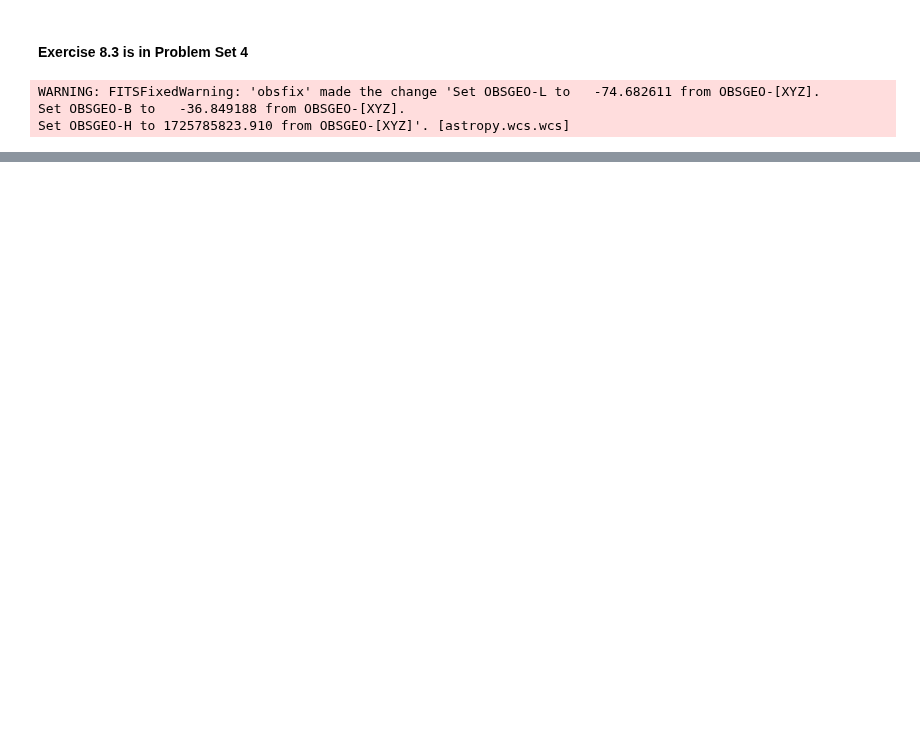
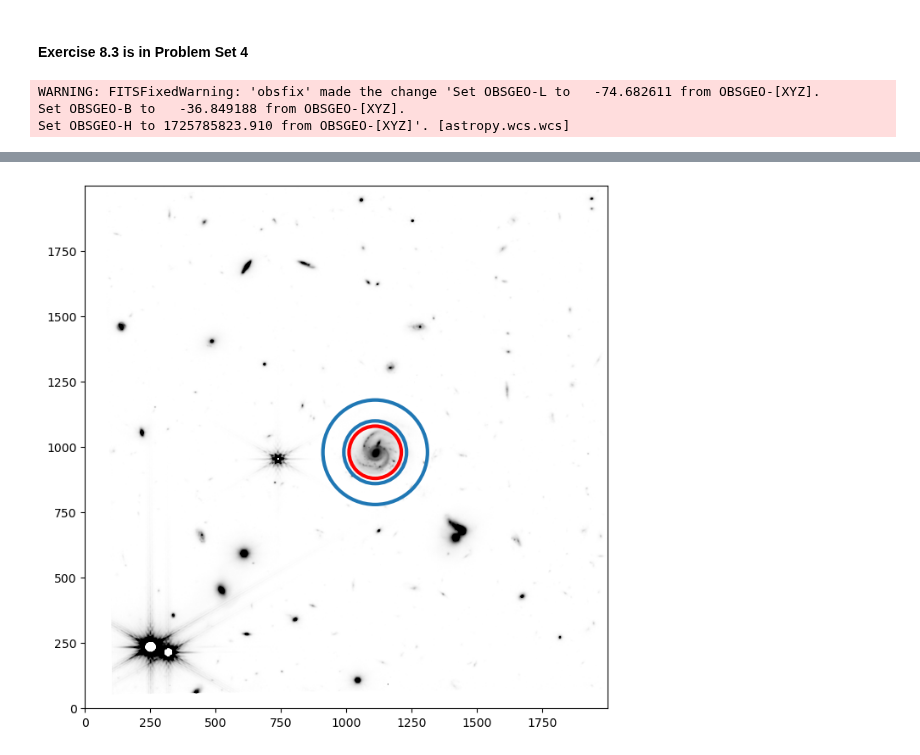
Before and after one commit to hexijin/scientific-data-analysis, a Jupyter notebook: pasha/c08/c08s07.ipynb, the cells around one changed output, grey strips where cells are left out. Saved outputs shown, nothing was run; the diff lists cells and outputs as text; code cells hidden in the pictures; blank space fills up the shorter version.

```diff
--- a/pasha/c08/c08s07.ipynb
+++ b/pasha/c08/c08s07.ipynb
@@ -41,0 +79,14 @@ from photutils.aperture import CircularAperture
+# %%
+### Aperture Photometry
+
+from photutils.aperture import CircularAnnulus
+
+aperture = CircularAperture([1110, 980], r=100)
+bg_aperture = CircularAnnulus([1110, 980], r_in=120, r_out=200)
+
+fig, ax = plt.subplots(figsize=(8,8))
+ax.imshow(image, vmin=vmin, vmax=vmax, cmap='gray_r', origin='lower')
+aperture.plot(color='r', lw=3)
+bg_aperture.plot(color='C0', lw=3);
+# %% [output]
+[figure, added]
```
Also changed, not shown: parts of 7 cells of this notebook.
